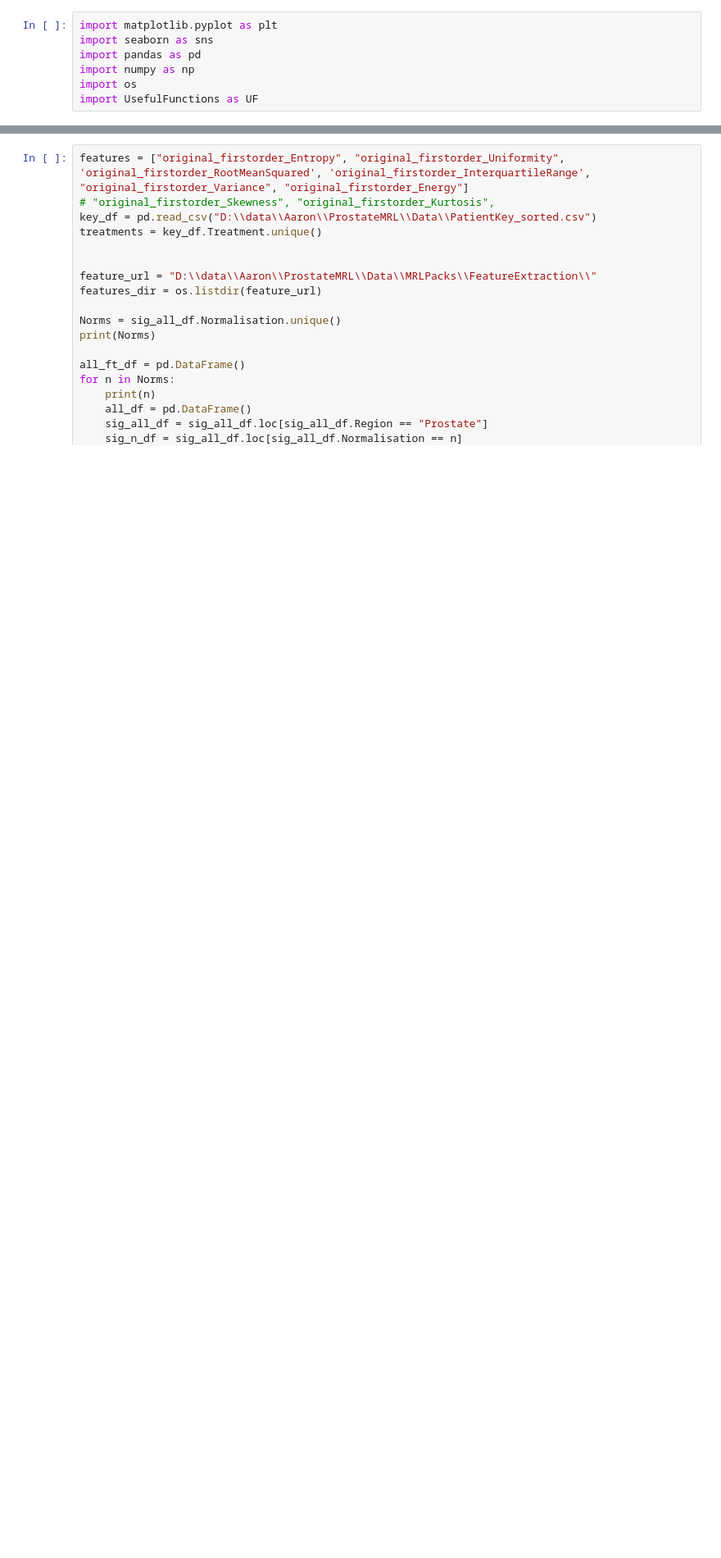
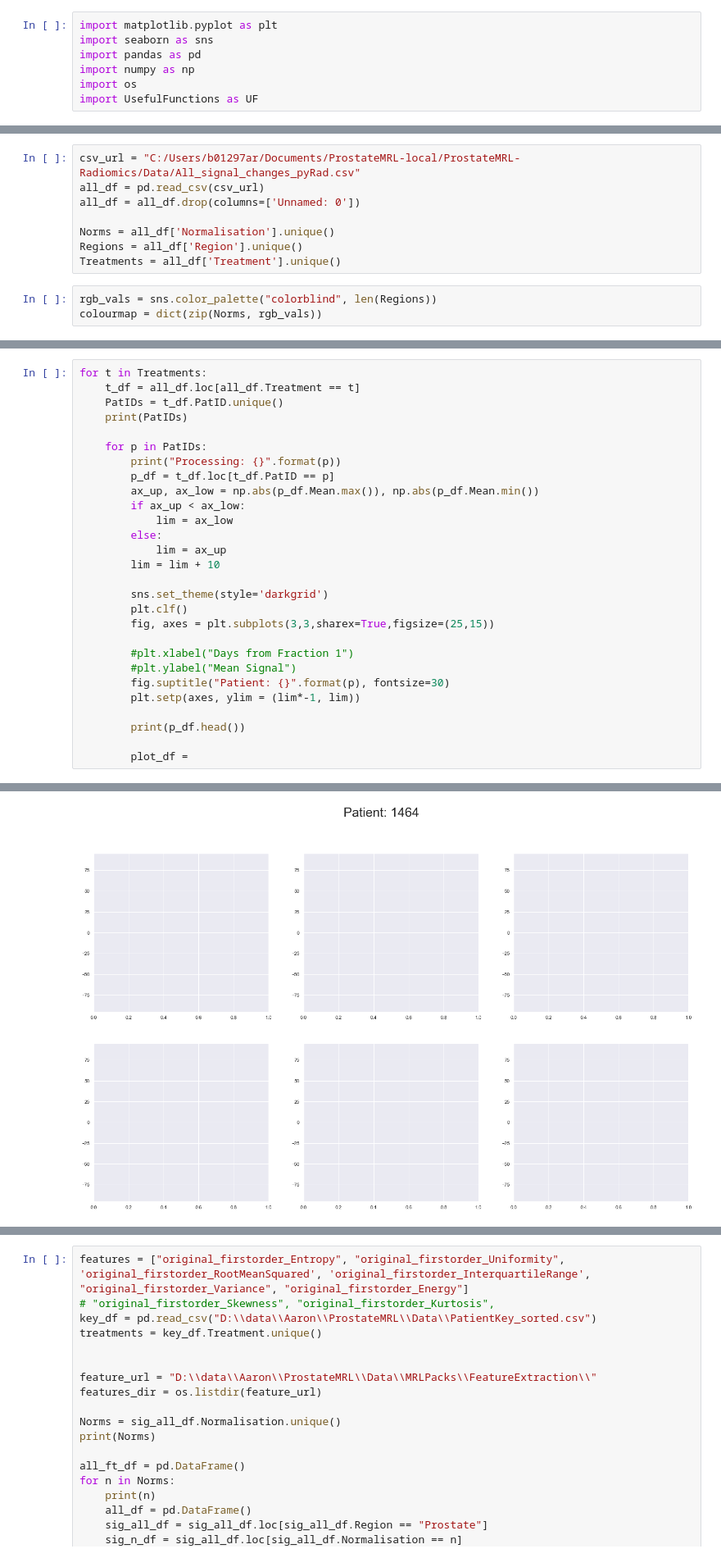
Before and after one commit to aaron-rankin/ProstateMRL-Radiomics, a Jupyter notebook: Extraction/py_v2/PlotSignalFeat copy.ipynb, the cells around one changed output, grey strips where cells are left out. Shown at 82% size. Saved outputs shown, nothing was run; the diff lists cells and outputs as text; blank space fills up the shorter version.

Commit message:
Added new plot and fix for med norm

```diff
--- a/Extraction/py_v2/PlotSignalFeat copy.ipynb
+++ b/Extraction/py_v2/PlotSignalFeat copy.ipynb
@@ -16 +8,12 @@ Regions = sig_all_df.Region.unique()
+# %%
+csv_url = "C:/Users/b01297ar/Documents/ProstateMRL-local/ProstateMRL-Radiomics/Data/All_signal_changes_pyRad.csv"
+all_df = pd.read_csv(csv_url)
+all_df = all_df.drop(columns=['Unnamed: 0'])
+
+Norms = all_df['Normalisation'].unique()
+Regions = all_df['Region'].unique()
+Treatments = all_df['Treatment'].unique()
+# %%
+rgb_vals = sns.color_palette("colorblind", len(Regions))
+colourmap = dict(zip(Norms, rgb_vals))
 # %%
@@ -71,0 +95,29 @@ for t in treatments:
+# %%
+for t in Treatments:
+    t_df = all_df.loc[all_df.Treatment == t]
+    PatIDs = t_df.PatID.unique()
+    print(PatIDs)
+
+    for p in PatIDs:
+        print("Processing: {}".format(p))
+        p_df = t_df.loc[t_df.PatID == p]
+        ax_up, ax_low = np.abs(p_df.Mean.max()), np.abs(p_df.Mean.min())
+        if ax_up < ax_low:
+            lim = ax_low
+        else:
+            lim = ax_up
+        lim = lim + 10
+
+        sns.set_theme(style='darkgrid')
+        plt.clf()
+        fig, axes = plt.subplots(3,3,sharex=True,figsize=(25,15))
+
+        #plt.xlabel("Days from Fraction 1")
+        #plt.ylabel("Mean Signal")
+        fig.suptitle("Patient: {}".format(p), fontsize=30)
+        plt.setp(axes, ylim = (lim*-1, lim))
+
+        print(p_df.head())
+
+        plot_df =
+# %% [output]
@@ -72,3 +151,4 @@ for t in treatments:
+[figure, added]
 # %%
 rgb_vals = sns.color_palette("colorblind", len(Regions))
 colourmap = dict(zip(Regions, rgb_vals))
```
Also changed, not shown: parts of 9 cells of this notebook, 1 other file.
